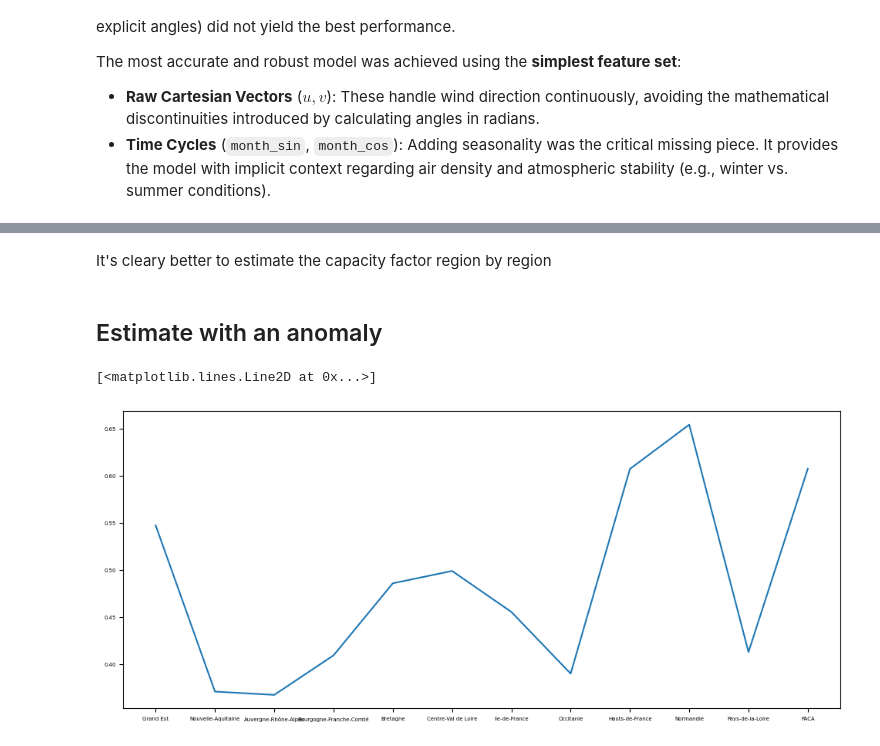
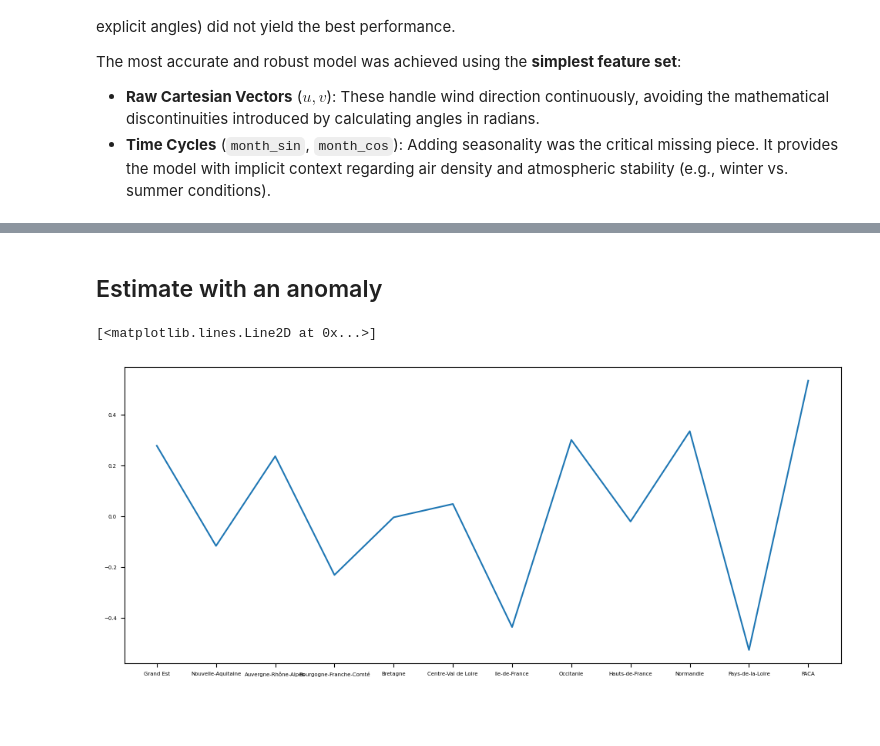
Before and after one commit to Amaury-lbn/Machine_learning_for_cliamte, a Jupyter notebook: project_vre.ipynb, the cells around one changed output, grey strips where cells are left out. Drawn from its saved outputs; the diff is of its cells as text; code cells hidden in the pictures; blank space fills up the shorter version.

```diff
--- a/project_vre.ipynb
+++ b/project_vre.ipynb
@@ -241,18 +359,3 @@ plt.title('Capacity factor')
 R2 cross validation: 0.6833716962556348
 Text(0.5, 1.0, 'Capacity factor')
 [figure]
-# %%
-from sklearn.preprocessing import StandardScaler
-from sklearn.linear_model import LinearRegression
-
-
-X_train = df_grand_est['height_500'].values[:,None]
-y_train = df_grand_est['capacityfactor_wind_onshore'].values
-
-reg = LinearRegression(fit_intercept=True)
-
-reg.fit(X_train, y_train)
-
-print("R2 :", reg.score(X_train, y_train))
-print("Intercept :", reg.intercept_)
-print("Coefficients :", reg.coef_)
@@ -360,7 +459,7 @@ for name, features in scenarios:
     reg.fit(X_scaled, y)
 
     # 4. Score
-    r2 = cross_val_score(reg, X_scaled, y, cv=5, scoring='r2').mean()
+    r2 = cross_val_score(reg, X_scaled, y, cv=6, scoring='r2').mean()
     scores.append(r2)
     names.append(name)
 
@@ -440,7 +539,7 @@ for name, features in strategies:
     reg = LinearRegression()
 
     # Evaluation (Moyenne de 5 tests)
-    cv_scores = cross_val_score(reg, X_scaled, y, cv=5, scoring='r2')
+    cv_scores = cross_val_score(reg, X_scaled, y, cv=6, scoring='r2')
     mean_score = cv_scores.mean()
 
     scores.append(mean_score)
@@ -539,10 +638,10 @@ for i, (name, cols) in enumerate(datasets.items()):
 
     for a in alphas:
         r = Ridge(alpha=a)
-        scores_ridge.append(np.mean(cross_val_score(r, X_scaled, y, cv=5, scoring='r2')))
+        scores_ridge.append(np.mean(cross_val_score(r, X_scaled, y, cv=6, scoring='r2')))
 
         l = Lasso(alpha=a, max_iter=10000)
-        scores_lasso.append(np.mean(cross_val_score(l, X_scaled, y, cv=5, scoring='r2')))
+        scores_lasso.append(np.mean(cross_val_score(l, X_scaled, y, cv=6, scoring='r2')))
 
     # D. Meilleurs Scores pour affichage
     best_ridge = max(scores_ridge)
@@ -736,5 +685,3 @@ plt.plot(region_names,r2_region_test)
-# %% [markdown]
-It's cleary better to estimate the capacity factor region by region
 # %% [markdown]
 ## Estimate with an anomaly
 # %%
@@ -765,32 +712,35 @@ for region_name in region_names :
     df_region = df_region.resample('MS').mean().loc['2014-01-01':'2019-12-31']
 
     if region_name == 'Ile-de-France' :
         df_region["capacityfactor_wind_onshore"] = df_energy_wind['Île-de-France'].loc['2014-01-01':'2019-12-31']
     elif region_name == 'Pays-de-la-Loire' :
         df_region["capacityfactor_wind_onshore"] = df_energy_wind['Pays de la Loire'].loc['2014-01-01':'2019-12-31']
     elif region_name == 'PACA' :
         df_region["capacityfactor_wind_onshore"] = df_energy_wind['Provence-Alpes-Côte d\'Azur'].loc['2014-01-01':'2019-12-31']
     else:
         df_region["capacityfactor_wind_onshore"] = df_energy_wind[region_name].loc['2014-01-01':'2019-12-31']
 
     df_region_mean = df_region.groupby(df_region.index.month).transform("mean")
     df_region_anomaly = df_region - df_region_mean
 
     X_train = df_region_anomaly[['zonal_wind','upper_zonal_wind','meridional_wind','upper_meridional_wind','height_500']].values
     y_train = df_region_anomaly['capacityfactor_wind_onshore'].values
 
     scaler = StandardScaler()
     X_scaled = scaler.fit_transform(X_train)
 
     # Régression
     reg = LinearRegression()
     reg.fit(X_scaled, y_train)
 
-    r2_region.append(reg.score(X_scaled, y_train))
+    cv_scores = cross_val_score(reg, X_scaled, y_train, cv=6, scoring='r2')
+    mean_score = cv_scores.mean()
+    r2_region.append(mean_score)
+
 
 plt.figure(figsize=(12,5))
 plt.rcParams['font.size'] = 5
 plt.plot(region_names,r2_region)
 # %% [output]
 [<matplotlib.lines.Line2D at 0x...>]
-[figure, old version]
+[figure, new version]
```
Also changed, not shown: parts of 14 cells of this notebook.
